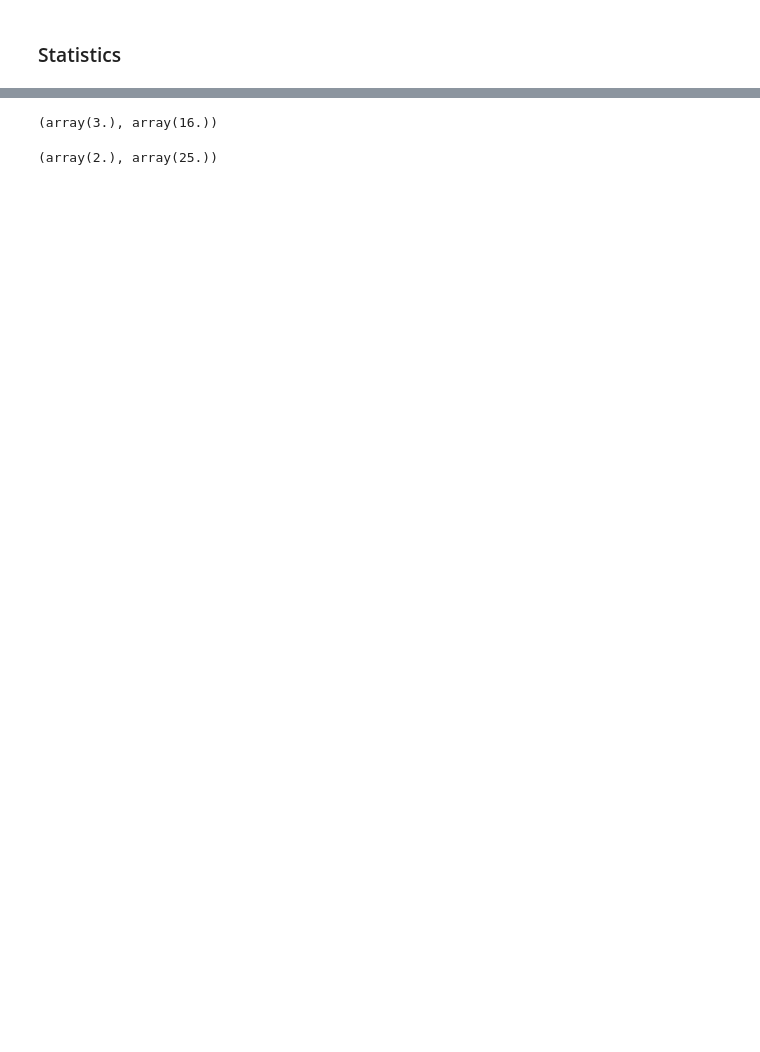
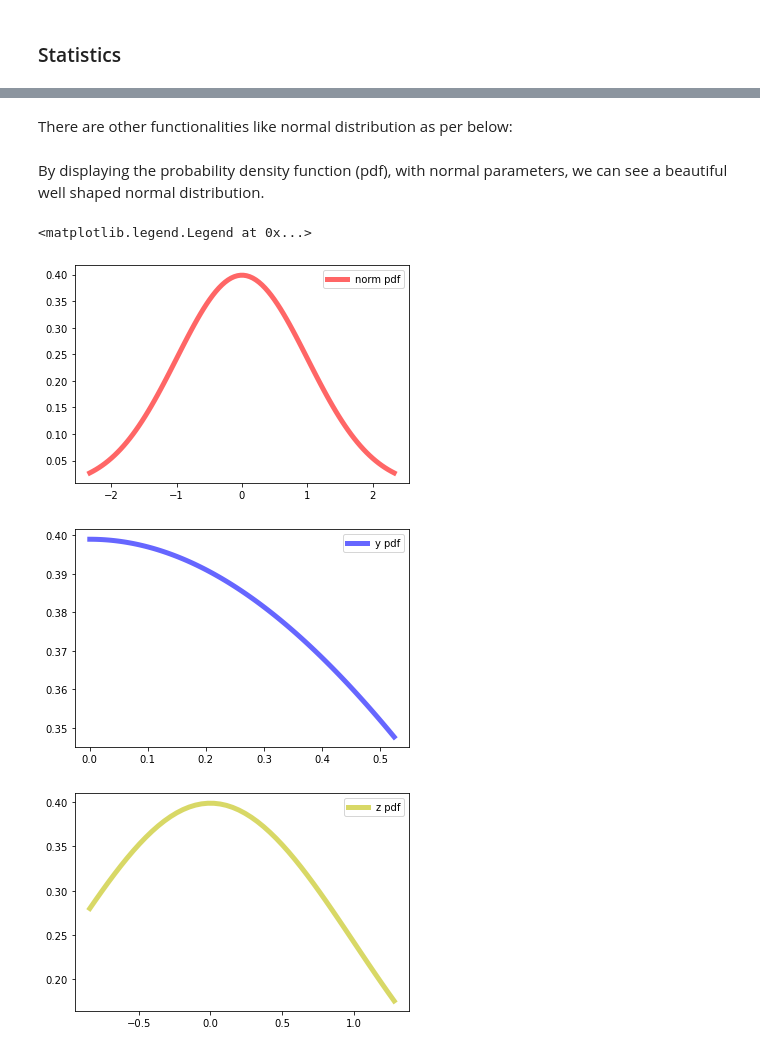
Before and after one commit to Manuferu/Machine_Learning_and_Stats, a Jupyter notebook: scipy-stats.ipynb, the cells around one changed output, grey strips where cells are left out. Cells and saved outputs as stored; diff of their text form; code cells hidden in the pictures; blank space fills up the shorter version.

Commit message:
SCipy.stats finished

```diff
--- a/scipy-stats.ipynb
+++ b/scipy-stats.ipynb
@@ -76,8 +78,2 @@ Sequences of 5 random values %s [-0.39665374  0.45380895  0.12687909 -0.86837296
-# %%
-norm.stats(loc=3, scale=4, moments="mv")
-# %% [output]
-(array(3.), array(16.))
-# %%
-norm.stats(loc=2, scale=5, moments="mv")
-# %% [output]
-(array(2.), array(25.))
+# %% [markdown]
+There are other functionalities like normal distribution as per below:
@@ -83,0 +82,20 @@ norm.stats(loc=2, scale=5, moments="mv")
+# %% [markdown]
+By displaying the probability density function (pdf), with normal parameters, we can see a beautiful well shaped normal distribution.
+# %%
+x = np.linspace(norm.ppf(0.01), norm.ppf(0.99), 100)
+fig, ax = plt.subplots(1, 1)
+ax.plot(x, norm.pdf(x),'r-', lw=5, alpha=0.6, label='norm pdf')
+ax.legend()
+y = np.linspace(norm.ppf(0.5), norm.ppf(0.70), 100)## changing parameters of linespace
+fig, ax = plt.subplots(1, 1)
+ax.plot(y, norm.pdf(y),'b-', lw=5, alpha=0.6, label='y pdf')## apply norm() to points created above
+ax.legend()
+z = np.linspace(norm.ppf(0.9), norm.ppf(0.2), 50)## changing parameters of linespace
+fig, ax = plt.subplots(1, 1)
+ax.plot(z, norm.pdf(z),'y-', lw=5, alpha=0.6, label='z pdf')## apply norm() to points created above
+ax.legend()
+# %% [output]
+<matplotlib.legend.Legend at 0x...>
+[figure, added]
+[figure, added]
+[figure, added]
```
Also changed, not shown: parts of 49 cells of this notebook, 7 other files.
